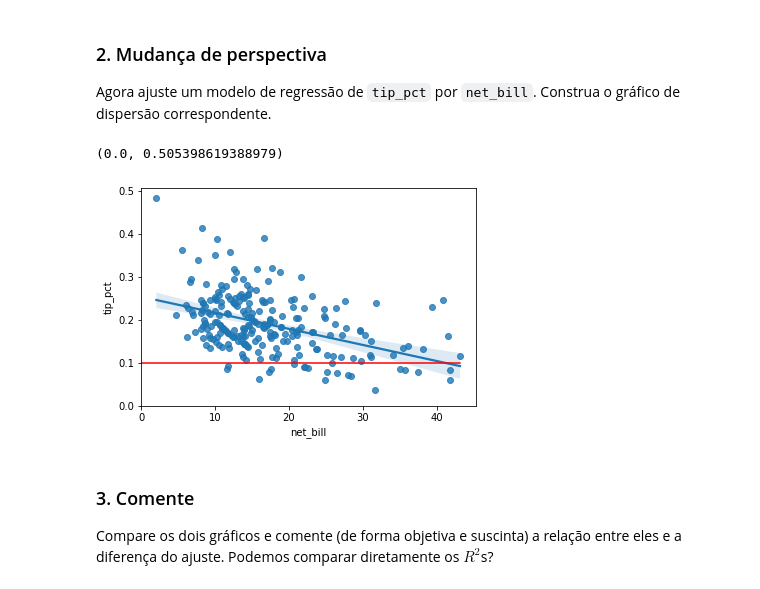
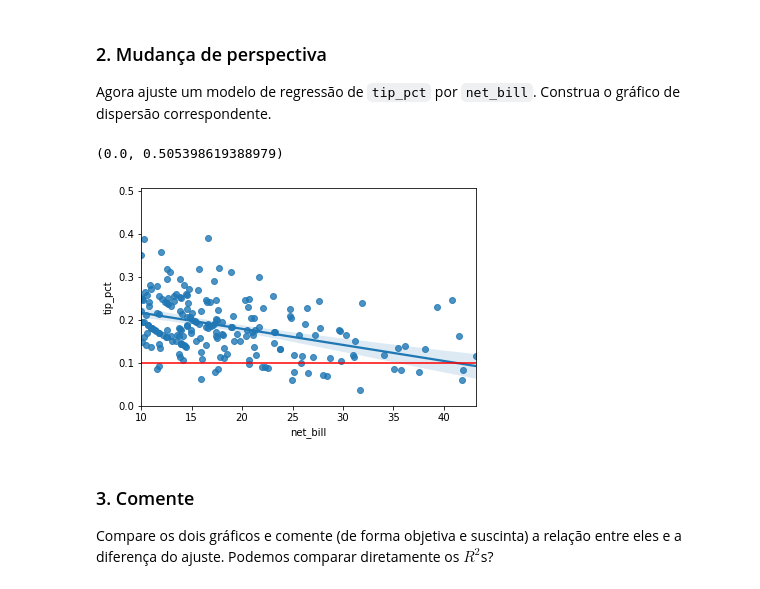
Before and after one commit to lgrdcmt/ebac_exercicios, a Jupyter notebook: Mod12 - Exerc01.ipynb, the cells around one changed output. Cells and saved outputs as stored; diff of their text form; code cells hidden in the pictures.

```diff
--- a/Mod12 - Exerc01.ipynb
+++ b/Mod12 - Exerc01.ipynb
@@ -50,16 +50,16 @@
 # %%
 sns.regplot(y = 'tip_pct', x = 'net_bill', data = tips[tips['tip_pct'] < 0.5])
 
 x = np.linspace(0, tips['net_bill'].max(), 100)
 y = 0.1 * (x ** 0)
 
 plt.plot(x, y, '-r', label = 'linha dos 10%')
 
-plt.xlim(left = 0)
+plt.xlim(left = 10)
 plt.ylim(bottom = 0)
 # %% [output]
 (0.0, 0.505398619388979)
-[figure, old version]
+[figure, new version]
 # %% [markdown]
 ### 3. Comente
 
```
Also changed, not shown: parts of 17 cells of this notebook.
